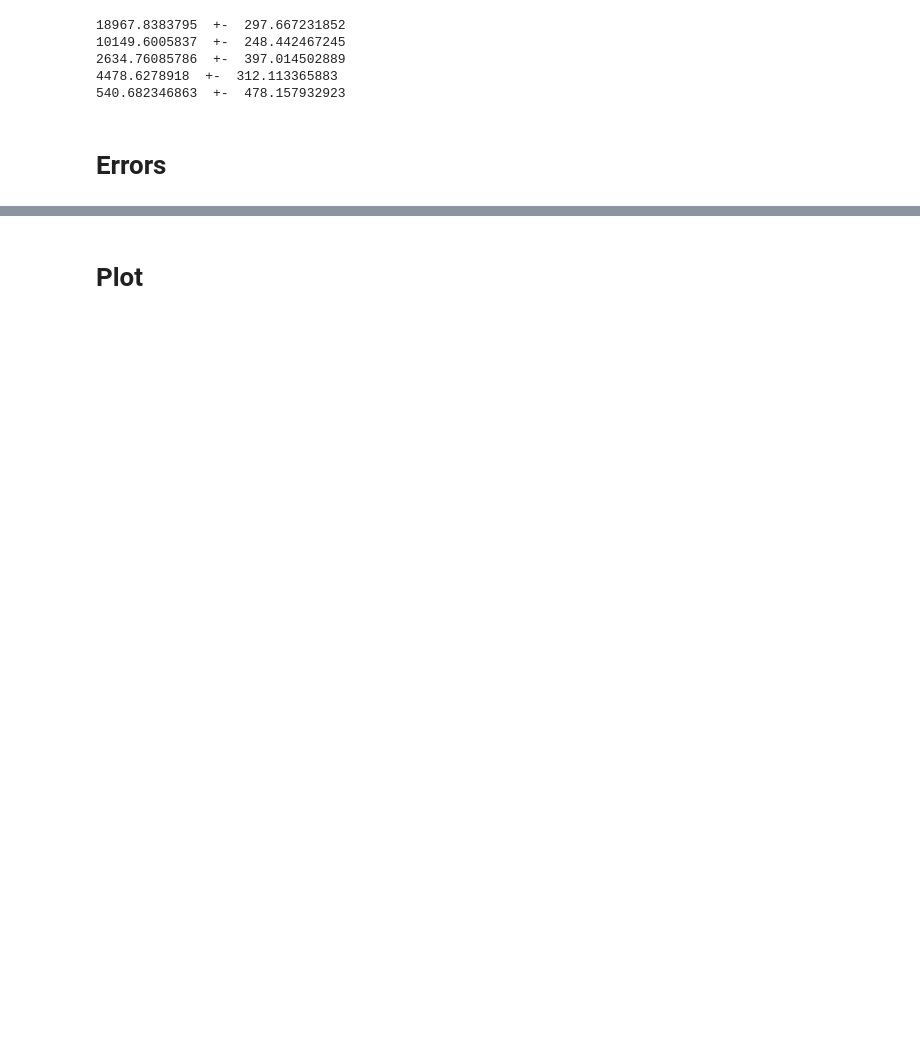
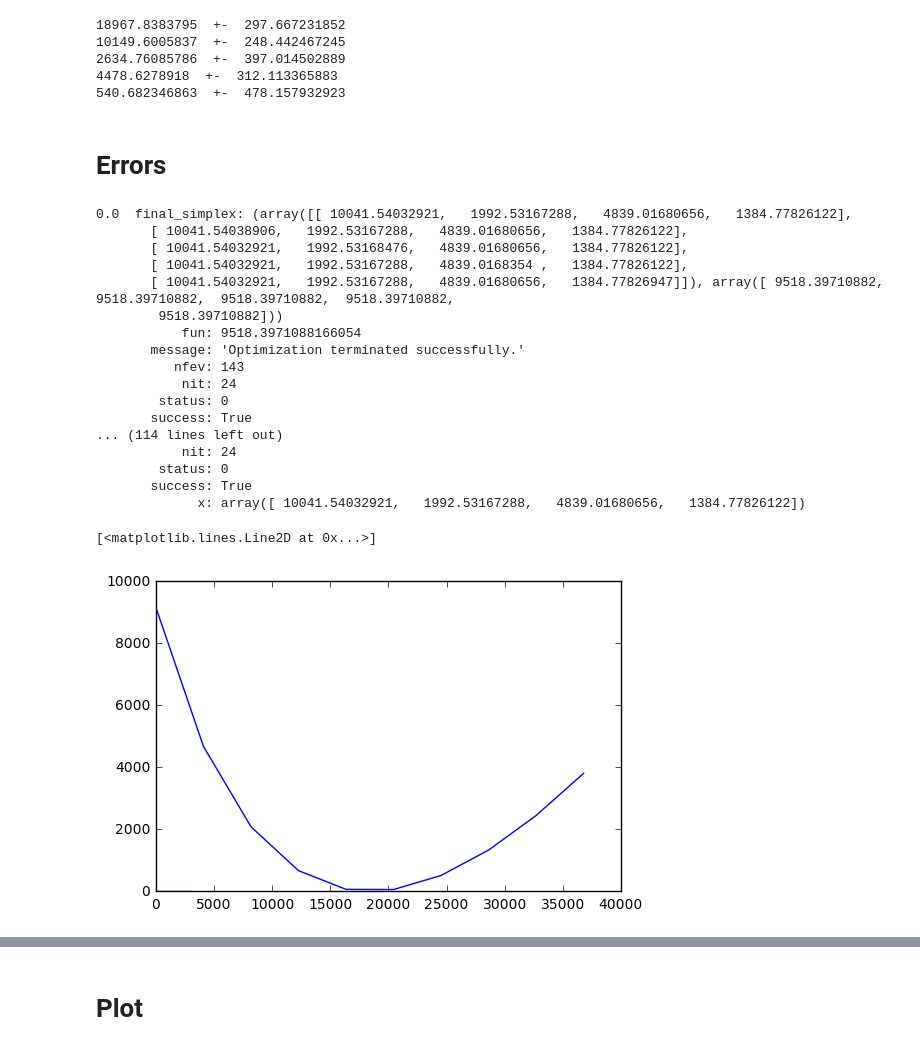
Before and after one commit to bpalmeiro/Next_Energy, a Jupyter notebook: Notebooks/Untitled.ipynb, the cells around one changed output, grey strips where cells are left out. Drawn from its saved outputs; the diff is of its cells as text; code cells hidden in the pictures; blank space fills up the shorter version.

Commit message:
Scan added

```diff
--- a/Notebooks/Untitled.ipynb
+++ b/Notebooks/Untitled.ipynb
@@ -80,14 +77,22 @@ class Fit():
         res.chi2 = chi2
         return res
 
-    def FitLLMScan(self,nevs, fixn, **kwargs):
+    def FitLLMScan(self,nevs, fixn, npoint=100, **kwargs):
         nevs = nevs.reshape(len(np.array(nevs)),1)
-        fit = lambda(nevs)
-        #res = sop.minimize(fit,nevs,method='L-BFGS-B',bounds = bounds,**kwargs)
-        res = sop.minimize(fit,nevs,method='Nelder-Mead',**kwargs)
-        if not(res.success):
-            print('error')
-        return res
+        aux = nevs[fixn]
+        aux_evs = np.delete(nevs,fixn)
+        fun_aux = self.FitLLM(nevs, **kwargs).fun
+        res_list = []
+        for aux_s in np.linspace(0,2*aux,npoint):
+            fit = lambda x_nevs: self.LogLikelihood(np.insert(aux_evs,fixn,aux_s))
+            #res = sop.minimize(fit,nevs,method='L-BFGS-B',bounds = bounds,**kwargs)
+            res = sop.minimize(fit,aux_evs,method='Nelder-Mead',**kwargs)
+            res_list.append(res.fun-fun_aux)
+            print(aux_s,res)
+            if not(res.success):
+                print('error')
+
+        return np.linspace(0,2*aux,npoint),res_list
 
     def GetSpectra(self,E,*nevs):
         ypdf = np.array([sum([n*pdfi.pdf(Ei) for pdfi,n in zip(self.PDFs,nevs)]) for Ei in self.E])
@@ -213,3 +200,27 @@ for i in range(len(res_ls[0])):
 540.682346863  +-  478.157932923
 # %% [markdown]
 # Errors
+# %%
+scan = fit.FitLLMScan(np. array([ 18395.02927031,  10041.54032921,   1992.53167288,   4839.01680656,1384.77826122]),0,10)
+plt.plot(scan[0],np.array(scan[1])-0.5)
+plt.plot([0,3000],[0,0])
+# %% [output]
+0.0  final_simplex: (array([[ 10041.54032921,   1992.53167288,   4839.01680656,   1384.77826122],
+       [ 10041.54038906,   1992.53167288,   4839.01680656,   1384.77826122],
+       [ 10041.54032921,   1992.53168476,   4839.01680656,   1384.77826122],
+       [ 10041.54032921,   1992.53167288,   4839.0168354 ,   1384.77826122],
+       [ 10041.54032921,   1992.53167288,   4839.01680656,   1384.77826947]]), array([ 9518.39710882,  9518.39710882,  9518.39710882,  9518.39710882,
+        9518.39710882]))
+           fun: 9518.3971088166054
+       message: 'Optimization terminated successfully.'
+          nfev: 143
+           nit: 24
+        status: 0
+       success: True
+... (114 lines left out)
+           nit: 24
+        status: 0
+       success: True
+             x: array([ 10041.54032921,   1992.53167288,   4839.01680656,   1384.77826122])
+[<matplotlib.lines.Line2D at 0x...>]
+[figure, added]
```
Also changed, not shown: parts of 22 cells of this notebook.
